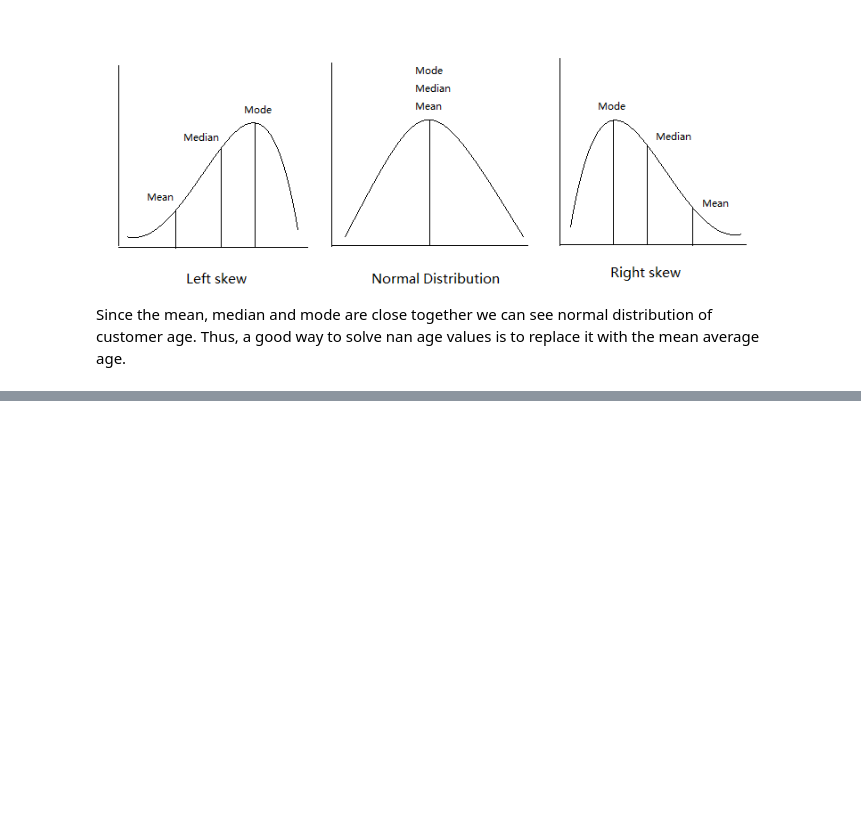
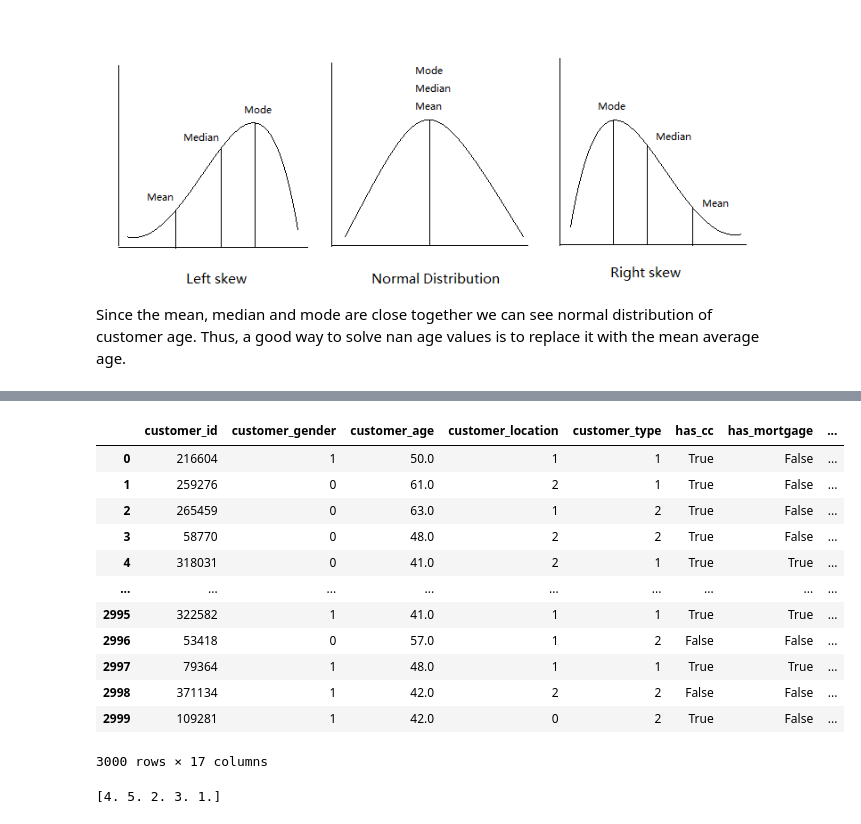
Before and after one commit to soggyfox/bankCustomerSatisfaction-Data-Analysis, a Jupyter notebook: Yesh.ipynb, the cells around one changed output, grey strips where cells are left out. Cells and saved outputs as stored; diff of their text form; code cells hidden in the pictures; blank space fills up the shorter version.

```diff
--- a/Yesh.ipynb
+++ b/Yesh.ipynb
@@ -138,11 +140,11 @@ print(df_bankdata['customer_type'].unique())
 # %%
 
-# replace all NaN values with 2 in the 'gender' column
+# replace all NaN values with appropiate value
 df_bankdata['customer_gender'] = df_bankdata['customer_gender'].fillna(2)
 
 # hot encode gender as a numerical value male=1, female=0, unknown=2
 # replace multiple values in the 'gender' column
-df_bankdata['customer_gender'] = df_bankdata['customer_gender'].replace({'Male': 1, 'Female': 0, 'f': 0, 'm': 1, 'Unspecified': 2, 'Not specified': 2, 'nan':2}).astype(int)
+df_bankdata['customer_gender'] = df_bankdata['customer_gender'].replace({'Male': 1, 'Female': 0, 'f': 0, 'm': 1, 'Unspecified': 2, 'Not specified': 2}).astype(int)
 # %%
 # test to find out what to do with customer age nan values
 df_bankdata
@@ -162,0 +163,10 @@ Since the mean, median and mode are close together we can see normal distributio
+# %%
+# Replace NaN age values with the mean
+df_bankdata['customer_age'] = df_bankdata['customer_age'].fillna(48)
+# print(df_bankdata['customer_age'].unique())
+# %%
+df_bankdata['customer_location'] = df_bankdata['customer_location'].fillna(0)
+
+df_bankdata['customer_location'] = df_bankdata['customer_location'].replace({'Munster': 1, 'Leinster': 2, 'Connacht': 3, 'Ulster': 4, 'nan':0}).astype(int)
+# %%
+df_bankdata['customer_type'] = df_bankdata['customer_type'].replace({'Personal': 1, 'Business': 2, 'Business-Plus': 3}).astype(int)
@@ -162,0 +261,20 @@ Since the mean, median and mode are close together we can see normal distributio
+# %%
+df_bankdata
+# %% [output]
+|  | customer_id | customer_gender | customer_age | customer_location | customer_type | has_cc | has_mortgage | ... |
+| 0 | 216604 | 1 | 50.0 | 1 | 1 | True | False | ... |
+| 1 | 259276 | 0 | 61.0 | 2 | 1 | True | False | ... |
+| 2 | 265459 | 0 | 63.0 | 1 | 2 | True | False | ... |
+| 3 | 58770 | 0 | 48.0 | 2 | 2 | True | False | ... |
+| 4 | 318031 | 0 | 41.0 | 2 | 1 | True | True | ... |
+| ... | ... | ... | ... | ... | ... | ... | ... | ... |
+| 2995 | 322582 | 1 | 41.0 | 1 | 1 | True | True | ... |
+| 2996 | 53418 | 0 | 57.0 | 1 | 2 | False | False | ... |
+| 2997 | 79364 | 1 | 48.0 | 1 | 1 | True | True | ... |
+| 2998 | 371134 | 1 | 42.0 | 2 | 2 | False | False | ... |
+| 2999 | 109281 | 1 | 42.0 | 0 | 2 | True | False | ... |
+3000 rows × 17 columns
+# %%
+print(df_bankdata['convenience'].unique())
+# %% [output]
+[4. 5. 2. 3. 1.]
```
Also changed, not shown: parts of 10 cells of this notebook.
